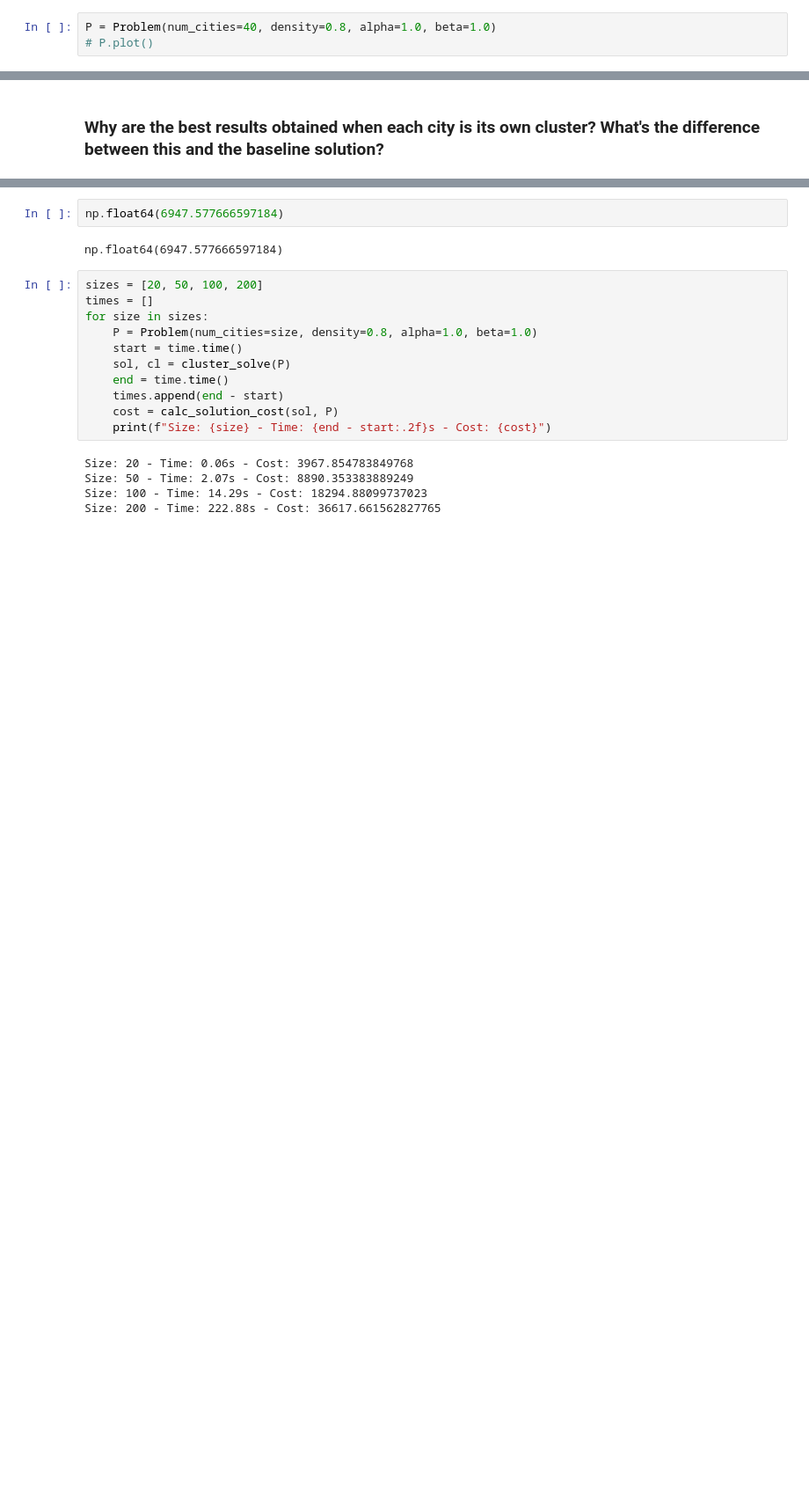
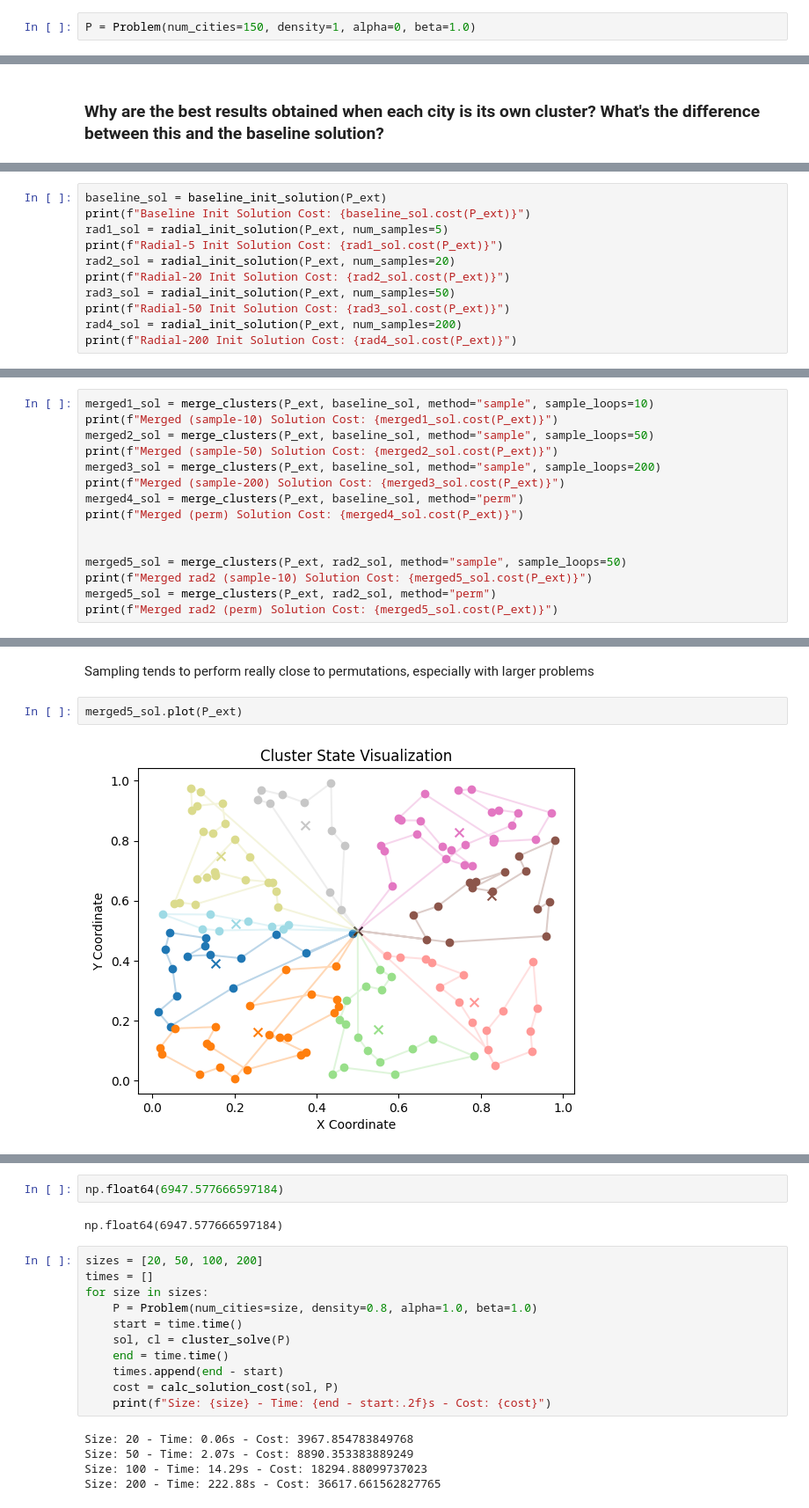
Before and after one commit to alberto467/CI2025_project, a Jupyter notebook: problem.ipynb, the cells around one changed output, grey strips where cells are left out. Shown at 88% size. Saved outputs shown, nothing was run; the diff lists cells and outputs as text; blank space fills up the shorter version.

Commit message:
Big update for the genetic algorithm solution

```diff
--- a/problem.ipynb
+++ b/problem.ipynb
@@ -33,3 +38,2 @@ from src.grandtoursplit import (
 # %%
-P = Problem(num_cities=40, density=0.8, alpha=1.0, beta=1.0)
-# P.plot()
+P = Problem(num_cities=150, density=1, alpha=0, beta=1.0)
@@ -55,0 +66,11 @@ P_ext.cache_miss
+# %%
+baseline_sol = baseline_init_solution(P_ext)
+print(f"Baseline Init Solution Cost: {baseline_sol.cost(P_ext)}")
+rad1_sol = radial_init_solution(P_ext, num_samples=5)
+print(f"Radial-5 Init Solution Cost: {rad1_sol.cost(P_ext)}")
+rad2_sol = radial_init_solution(P_ext, num_samples=20)
+print(f"Radial-20 Init Solution Cost: {rad2_sol.cost(P_ext)}")
+rad3_sol = radial_init_solution(P_ext, num_samples=50)
+print(f"Radial-50 Init Solution Cost: {rad3_sol.cost(P_ext)}")
+rad4_sol = radial_init_solution(P_ext, num_samples=200)
+print(f"Radial-200 Init Solution Cost: {rad4_sol.cost(P_ext)}")
@@ -55,0 +91,15 @@ P_ext.cache_miss
+# %%
+merged1_sol = merge_clusters(P_ext, baseline_sol, method="sample", sample_loops=10)
+print(f"Merged (sample-10) Solution Cost: {merged1_sol.cost(P_ext)}")
+merged2_sol = merge_clusters(P_ext, baseline_sol, method="sample", sample_loops=50)
+print(f"Merged (sample-50) Solution Cost: {merged2_sol.cost(P_ext)}")
+merged3_sol = merge_clusters(P_ext, baseline_sol, method="sample", sample_loops=200)
+print(f"Merged (sample-200) Solution Cost: {merged3_sol.cost(P_ext)}")
+merged4_sol = merge_clusters(P_ext, baseline_sol, method="perm")
+print(f"Merged (perm) Solution Cost: {merged4_sol.cost(P_ext)}")
+
+
+merged5_sol = merge_clusters(P_ext, rad2_sol, method="sample", sample_loops=50)
+print(f"Merged rad2 (sample-10) Solution Cost: {merged5_sol.cost(P_ext)}")
+merged5_sol = merge_clusters(P_ext, rad2_sol, method="perm")
+print(f"Merged rad2 (perm) Solution Cost: {merged5_sol.cost(P_ext)}")
@@ -55,0 +113,6 @@ P_ext.cache_miss
+# %% [markdown]
+Sampling tends to perform really close to permutations, especially with larger problems
+# %%
+merged5_sol.plot(P_ext)
+# %% [output]
+[figure, added]
```
Also changed, not shown: parts of 34 cells of this notebook, 13 other files.
